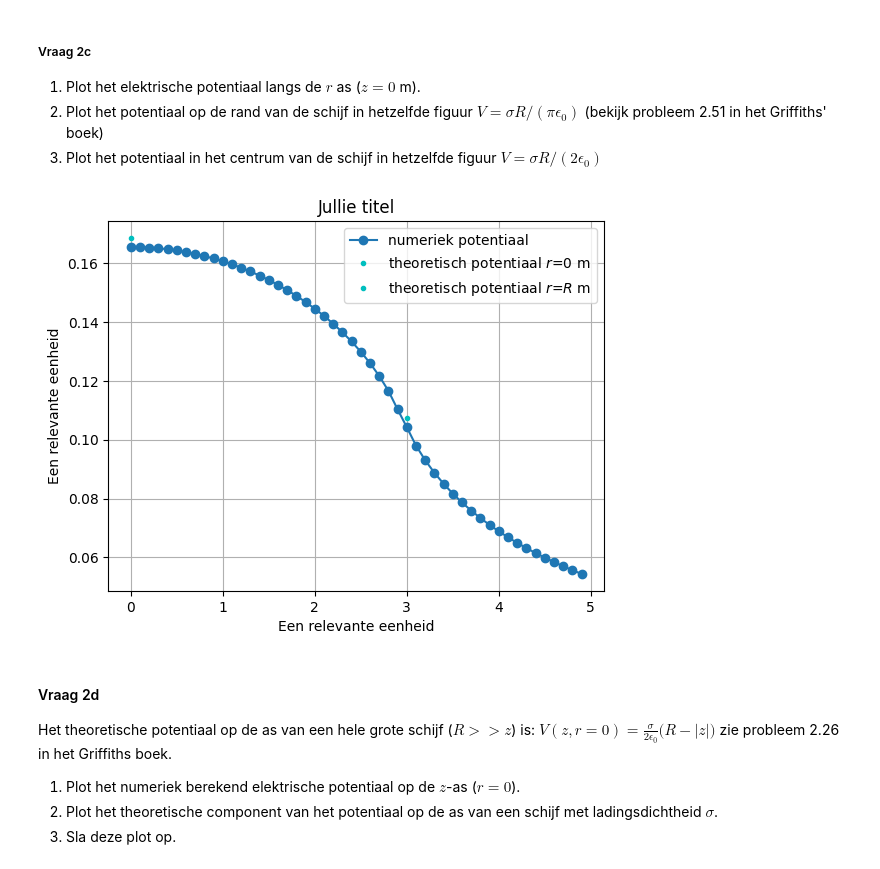
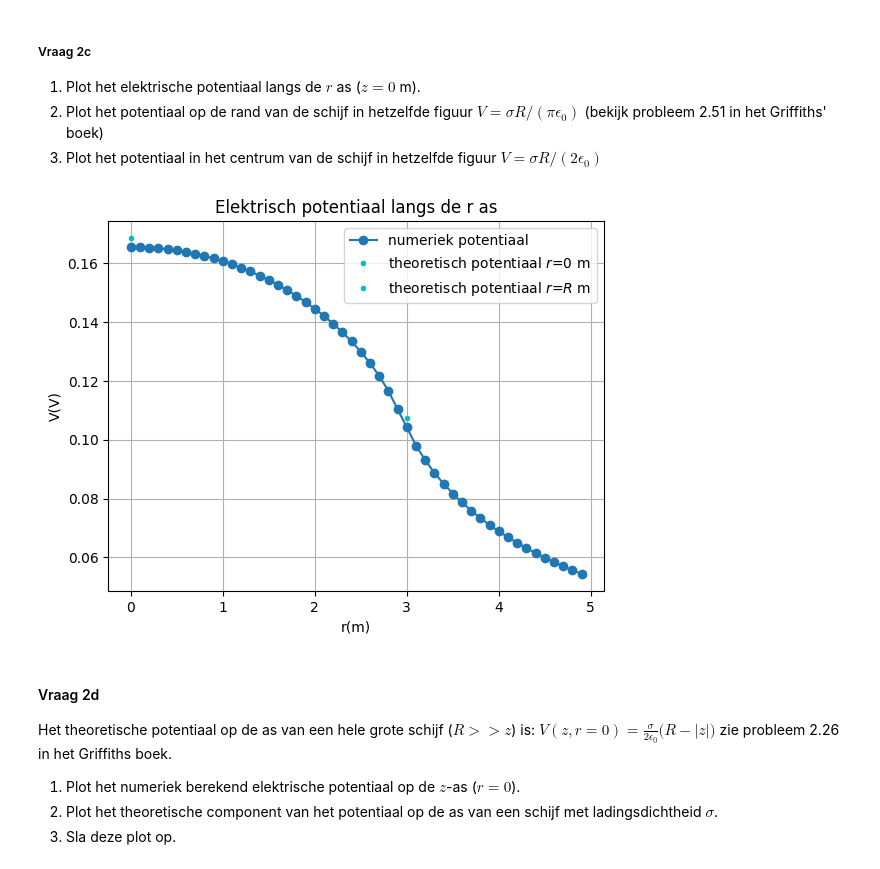
Before and after one commit to Spaantje5/opdrachten-DEF-D, a Jupyter notebook: DigitaleOntwerpopdrachten/1CondensatorOpdracht/CondensatorOntwerpopdracht.ipynb, the cells around one changed output. Cells and saved outputs as stored; diff of their text form; code cells hidden in the pictures.

```diff
--- a/DigitaleOntwerpopdrachten/1CondensatorOpdracht/CondensatorOntwerpopdracht.ipynb
+++ b/DigitaleOntwerpopdrachten/1CondensatorOpdracht/CondensatorOntwerpopdracht.ipynb
@@ -286,29 +286,28 @@ De ladingsdichtheid op de schijf is: 9.948952331500036e-13 C/m^2
 (bekijk probleem 2.51 in het Griffiths' boek)
 3. Plot het potentiaal in het centrum van de schijf in hetzelfde figuur $V = \sigma R/(2 \epsilon_0)$
 # %%
-# Vul deze code aan zodat deze vraag 2.3 beantwoord.
 for i in range(len(z)):
     if abs(z[i]) == min(abs(z)):
         I = i #dit is de waarde van z die het dichtst bij 0 ligt
 
 
 
 V_0 = ladings_dichtheid_op_disk * disk_radius / (2 * epsilon0 )  # potentiaal op r = 0
 
 V_R = ladings_dichtheid_op_disk * disk_radius / (np.pi * epsilon0) # potentiaal op de straal van de schijf
 r_R = disk_radius # straal van de schijf
 
-plt.title(f"Jullie titel")
+plt.title(f"Elektrisch potentiaal langs de r as")
 plt.plot(r, V[I], "o-", label="numeriek potentiaal")
 plt.plot(0, V_0, "c.", label="theoretisch potentiaal $r$=0 m")
 plt.plot(r_R, V_R, "c.", label="theoretisch potentiaal $r$=$R$ m")
 plt.legend()
 plt.grid()
-plt.xlabel("Een relevante eenheid")
-plt.ylabel("Een relevante eenheid")
+plt.xlabel("r(m)")
+plt.ylabel("V(V)")
 plt.show()
 # %% [output]
-[figure, old version]
+[figure, new version]
 # %% [markdown]
 #### Vraag 2d
 
```
Also changed, not shown: parts of 4 cells of this notebook.
